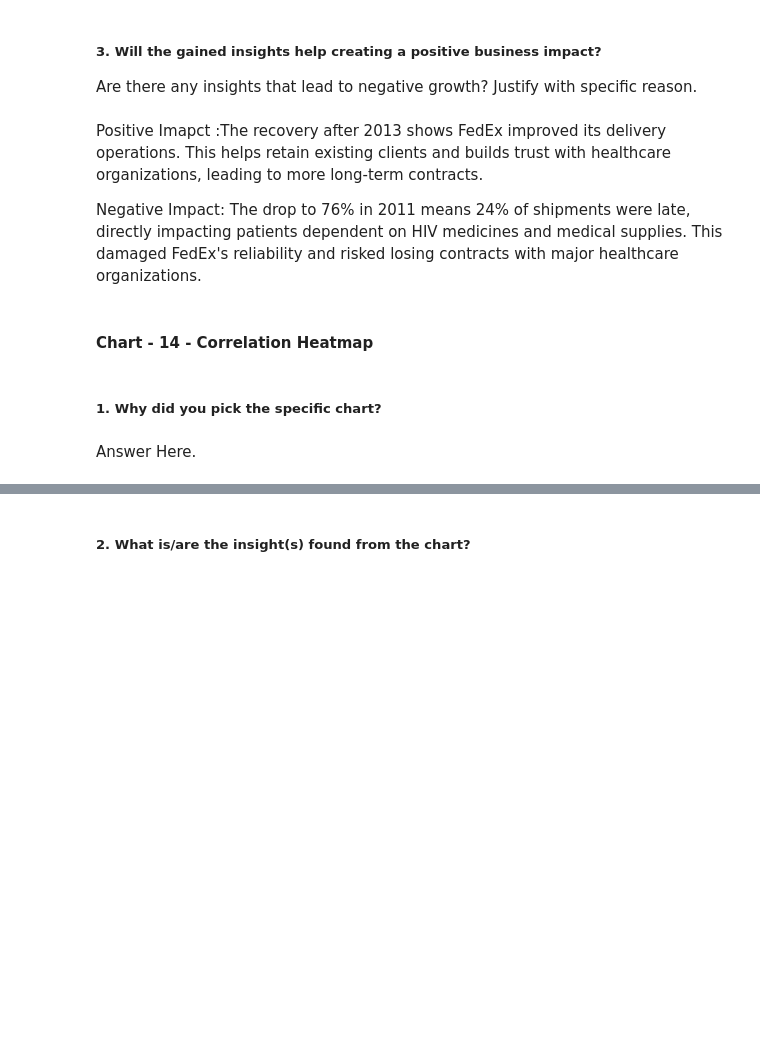
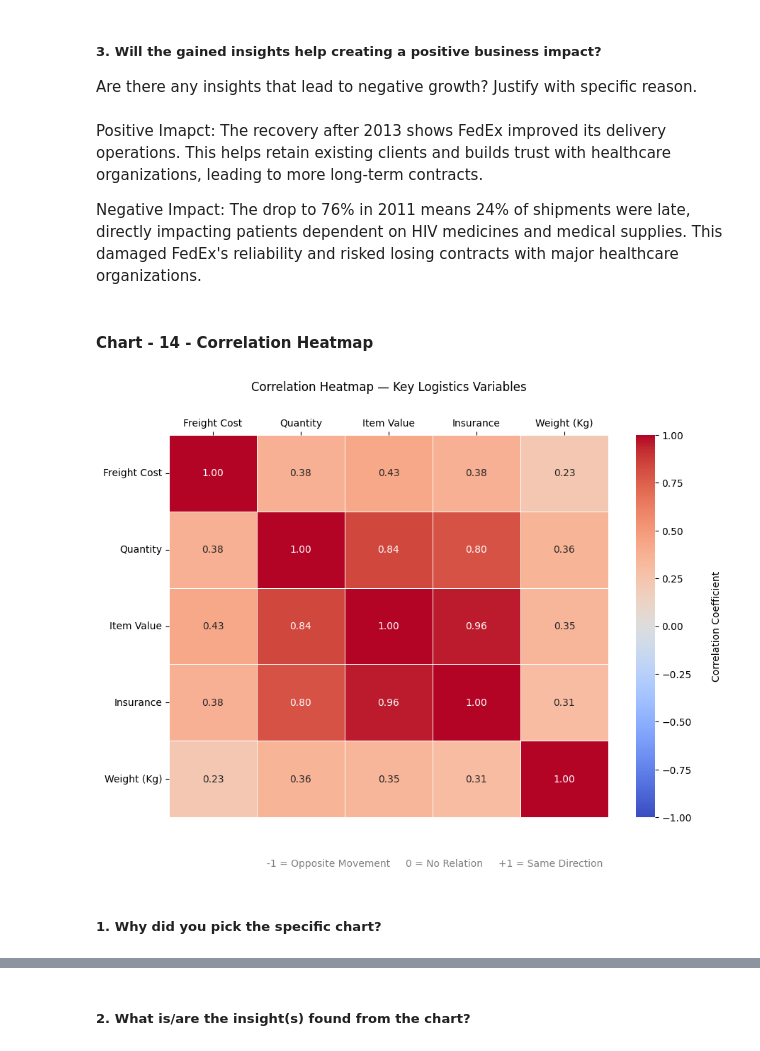
Before and after one commit to vivek-baviskar974/fedex-eda-capstone, a Jupyter notebook: FedEx_EDA_Capstone.ipynb, the cells around one changed output, grey strips where cells are left out. Cells and saved outputs as stored; diff of their text form; code cells hidden in the pictures; blank space fills up the shorter version.

Commit message:
Charts 14 15 complete - Section 5 and Conclusion done - FedEx EDA Capstone fully complete

```diff
--- a/FedEx_EDA_Capstone.ipynb
+++ b/FedEx_EDA_Capstone.ipynb
@@ -1157,7 +1157,7 @@ The chart shows the yearly on-time delivery rate from 2006 to 2015. From 2006 to
 ##### 3. Will the gained insights help creating a positive business impact?
 Are there any insights that lead to negative growth? Justify with specific reason.
 # %% [markdown]
-Positive Imapct :The recovery after 2013 shows FedEx improved its delivery operations. This helps retain existing clients and builds trust with healthcare organizations, leading to more long-term contracts.
+Positive Imapct: The recovery after 2013 shows FedEx improved its delivery operations. This helps retain existing clients and builds trust with healthcare organizations, leading to more long-term contracts.
 
 Negative Impact: The drop to 76% in 2011 means 24% of shipments were late, directly impacting patients dependent on HIV medicines and medical supplies. This damaged FedEx's reliability and risked losing contracts with major healthcare organizations.
 # %% [markdown]
@@ -1167,4 +1165,51 @@ Negative Impact: The drop to 76% in 2011 means 24% of shipments were late, direc
+# %%
+#  CHART 14 — Correlation Heatmap
+
+numeric_cols = df[[                                       # select columns
+    'Freight Cost (USD)',
+    'Line Item Quantity',
+    'Line Item Value',
+    'Line Item Insurance (USD)',
+    'Weight (Kilograms)'
+]].rename(columns={                                       # short display names
+    'Freight Cost (USD)': 'Freight Cost',
+    'Line Item Quantity': 'Quantity',
+    'Line Item Value': 'Item Value',
+    'Line Item Insurance (USD)': 'Insurance',
+    'Weight (Kilograms)': 'Weight (Kg)'
+})
+
+corr_matrix = numeric_cols.corr()                         # compute correlation
+
+fig, ax = plt.subplots(figsize=(10, 7))                   # set canvas size
+
+sns.heatmap(                                              # draw heatmap
+    corr_matrix,
+    annot=True,                                           # show values
+    fmt='.2f',                                            # 2 decimal places
+    cmap='coolwarm',                                      # colour scale
+    linewidths=0.5,                                       # cell borders
+    vmin=-1, vmax=1,                                      # fix colour range
+    ax=ax,                                                # attach to ax
+    cbar_kws={'label': 'Correlation Coefficient'}         # simple bar label
+)
+
+cbar = ax.collections[0].colorbar                         # get colorbar object
+cbar.ax.set_ylabel('Correlation Coefficient', labelpad=20) # label with gap
+
+ax.xaxis.tick_top()                                       # move x labels to top
+ax.tick_params(axis='x', rotation=0)                      # x labels straight
+ax.tick_params(axis='y', rotation=0)                      # y labels straight
+
+fig.text(                                                 # scale note below
+    0.5, 0.01,
+    '-1 = Opposite Movement     0 = No Relation     +1 = Same Direction',
+    ha='center', fontsize=10, color='gray'
+)
+
+plt.title('Correlation Heatmap — Key Logistics Variables', pad=45) # push title up
+plt.show()                                                # display chart
+# %% [output]
+[figure, added]
 # %% [markdown]
 ##### 1. Why did you pick the specific chart?
-# %% [markdown]
-Answer Here.
```
Also changed, not shown: parts of 34 cells of this notebook.
